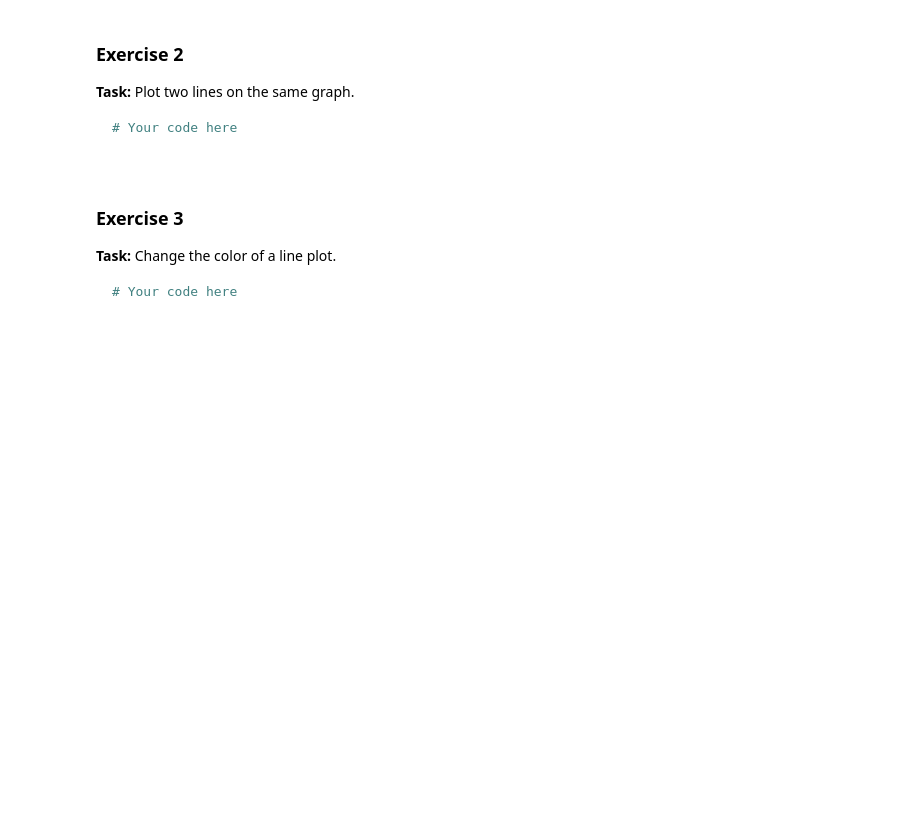
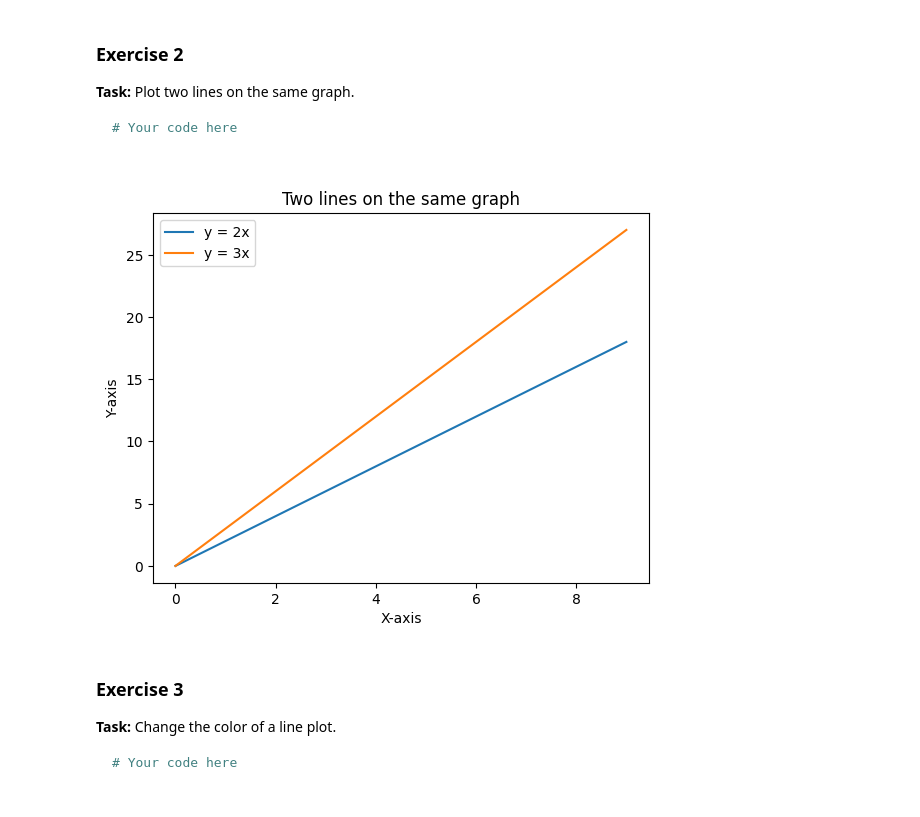
Before and after one commit to shrutirekha-srichandan/ML-course-using-python-Course, a Jupyter notebook: Python Assignments solutions/Python Assignment 4.ipynb, the cells around one changed output. Drawn from its saved outputs; the diff is of its cells as text; code cells hidden in the pictures; blank space fills up the shorter version.

````diff
--- a/Python Assignments solutions/Python Assignment 4.ipynb
+++ b/Python Assignments solutions/Python Assignment 4.ipynb
@@ -9,6 +20,19 @@
 # Your code here
 
 ```
+# %%
+x = np.arange(0,10)
+y = x*2
+plt.plot(x,y, label='y = 2x')
+y1 = x*3
+plt.plot(x,y1, label='y = 3x')
+plt.legend()
+plt.xlabel('X-axis')
+plt.ylabel("Y-axis")
+plt.title("Two lines on the same graph")
+plt.show()
+# %% [output]
+[figure, added]
 # %% [markdown]
 ### Exercise 3
 **Task:** Change the color of a line plot.
````
Also changed, not shown: parts of 4 cells of this notebook, 6 other files.
